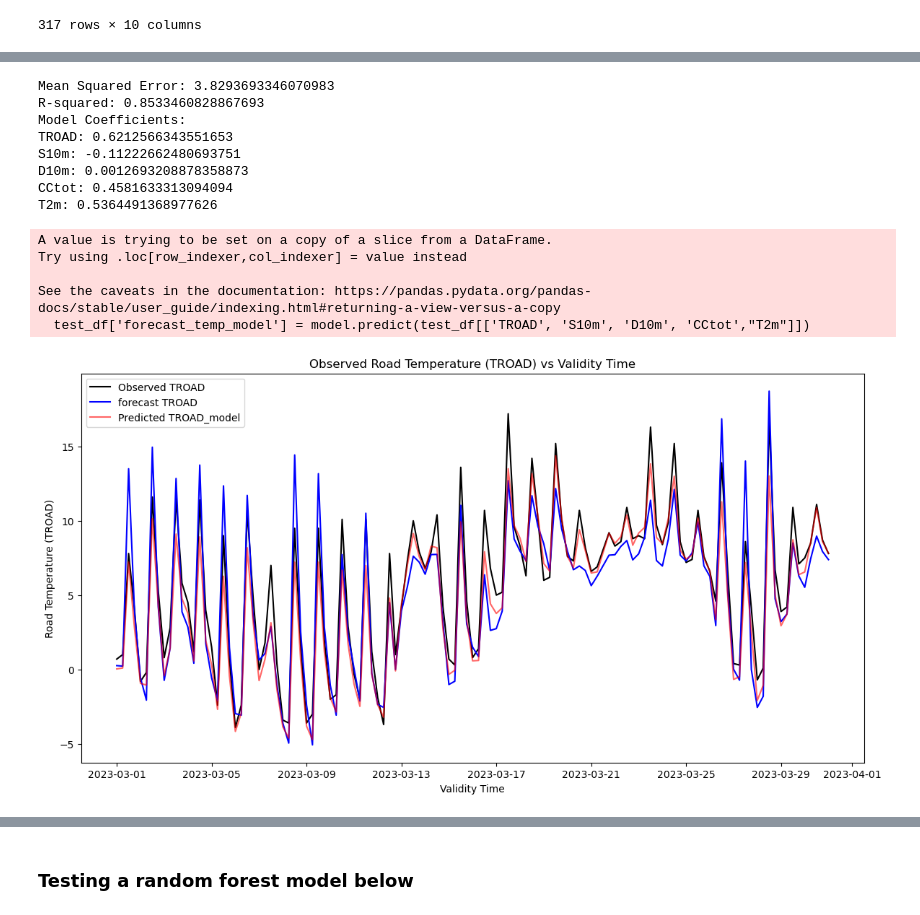
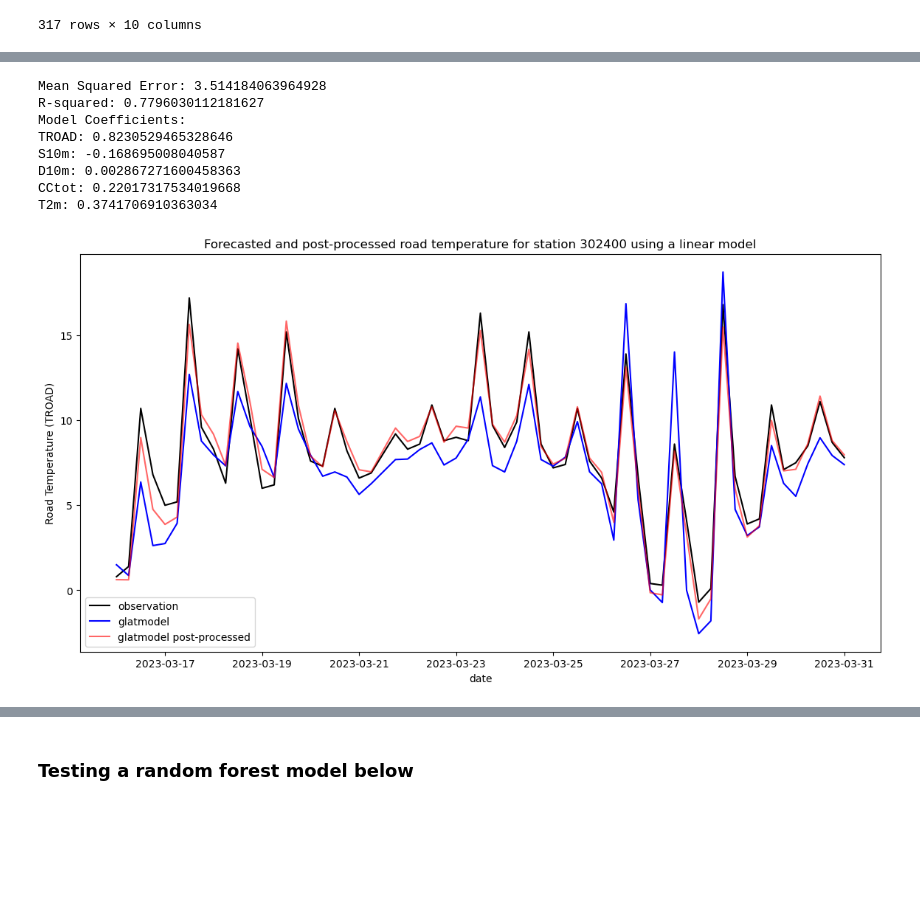
Before and after one commit to carlos9917/ml_pp, a Jupyter notebook: python/lin_rforest_with_glat_features.ipynb, the cells around one changed output, grey strips where cells are left out. Drawn from its saved outputs; the diff is of its cells as text; code cells hidden in the pictures; blank space fills up the shorter version.

```diff
--- a/python/lin_rforest_with_glat_features.ipynb
+++ b/python/lin_rforest_with_glat_features.ipynb
@@ -77,8 +83,10 @@ merged_df = merged_df.sort_values(by='validity_time')
 
 # Set the date range for training and testing
 
-train_end_date = datetime.strptime('2023-02-28', '%Y-%m-%d').replace(tzinfo=pytz.UTC)
-test_start_date = datetime.strptime('2023-03-01', '%Y-%m-%d').replace(tzinfo=pytz.UTC)
+train_end_date = datetime.strptime('2023-03-15', '%Y-%m-%d').replace(tzinfo=pytz.UTC)
+
+
+test_start_date = datetime.strptime('2023-03-16', '%Y-%m-%d').replace(tzinfo=pytz.UTC)
 test_end_date = datetime.strptime('2023-03-31','%Y-%m-%d').replace(tzinfo=pytz.UTC)
 #train_end_date = datetime(2024,2,28)  # End of February
 #test_start_date = datetime(2024,3,1) #'2024-03-01'  # Start of March
@@ -156,23 +168,17 @@ print("Model Coefficients:")
 for feature, coef in zip(X.columns, model.coef_):
     print(f"{feature}: {coef}")
 # %% [output]
-Mean Squared Error: 3.8293693346070983
-R-squared: 0.8533460828867693
+Mean Squared Error: 3.514184063964928
+R-squared: 0.7796030112181627
 Model Coefficients:
-TROAD: 0.6212566343551653
-S10m: -0.11222662480693751
-D10m: 0.0012693208878358873
-CCtot: 0.4581633313094094
-T2m: 0.5364491368977626
+TROAD: 0.8230529465328646
+S10m: -0.168695008040587
+D10m: 0.002867271600458363
+CCtot: 0.22017317534019668
+T2m: 0.3741706910363034
 # %%
 # Predict the road temperature for the test dataset
 test_df['forecast_temp_model'] = model.predict(test_df[['TROAD', 'S10m', 'D10m', 'CCtot',"T2m"]])
-# %% [output]
-A value is trying to be set on a copy of a slice from a DataFrame.
-Try using .loc[row_indexer,col_indexer] = value instead
-
-See the caveats in the documentation: https://pandas.pydata.org/pandas-docs/stable/user_guide/indexing.html#returning-a-view-versus-a-copy
-  test_df['forecast_temp_model'] = model.predict(test_df[['TROAD', 'S10m', 'D10m', 'CCtot',"T2m"]])
 # %%
 # Plot only for the period I wanted to test
 # %%
@@ -217,17 +223,17 @@ See the caveats in the documentation: https://pandas.pydata.org/pandas-docs/stab
 # %%
 # Plot TROAD versus validity_time
 plt.figure(figsize=(14, 7))
-plt.plot(test_df['validity_time'], test_df['TROAD'], label='Observed TROAD', color='black')
-plt.plot(test_df["validity_time"],test_df["forecast_temp"],label="forecast TROAD",color="blue")
-plt.plot(test_df['validity_time'], test_df['forecast_temp_model'], label='Predicted TROAD_model', color='red', alpha=0.6)
+plt.plot(test_df['validity_time'], test_df['TROAD'], label='observation', color='black')
+plt.plot(test_df["validity_time"],test_df["forecast_temp"],label="glatmodel",color="blue")
+plt.plot(test_df['validity_time'], test_df['forecast_temp_model'], label='glatmodel post-processed', color='red', alpha=0.6)
 
-plt.xlabel('Validity Time')
+plt.xlabel('date')
 plt.ylabel('Road Temperature (TROAD)')
-plt.title('Observed Road Temperature (TROAD) vs Validity Time')
+plt.title(f'Forecasted and post-processed road temperature for station {station_select} using a linear model')
 plt.legend()
 plt.show()
 # %% [output]
-[figure, old version]
+[figure, new version]
 # %%
 # Calculate the bias (errors)
 original_bias = test_df['forecast_temp'] - test_df["TROAD"]
```
Also changed, not shown: parts of 12 cells of this notebook.
